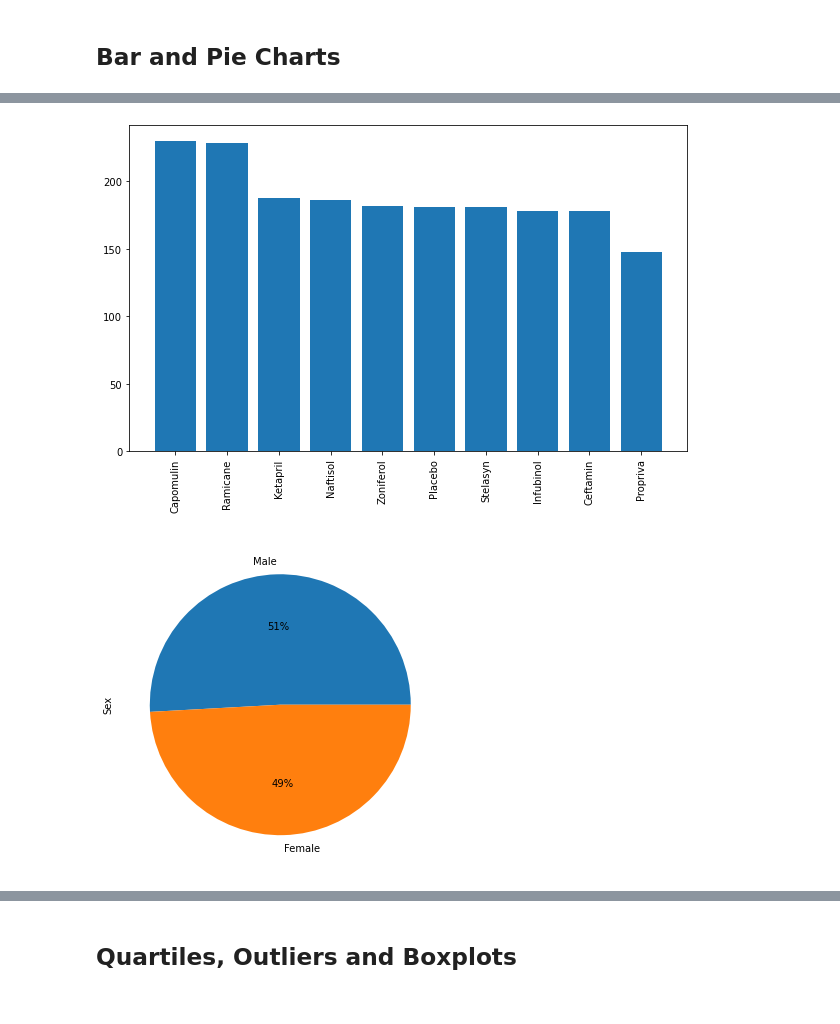
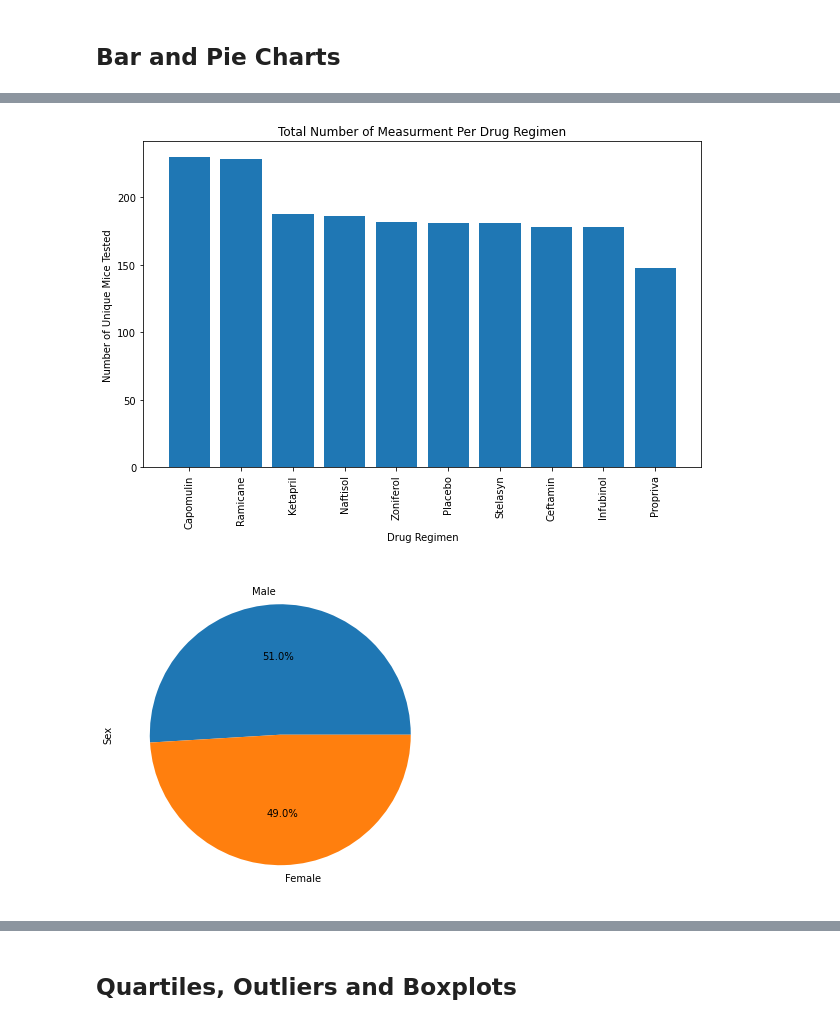
Before and after one commit to yangty152/Matplotlib-Homework, a Jupyter notebook: Pymaceuticals/pymaceuticals_starter.ipynb, the cells around one changed output, grey strips where cells are left out. Cells and saved outputs as stored; diff of their text form; code cells hidden in the pictures.

```diff
--- a/Pymaceuticals/pymaceuticals_starter.ipynb
+++ b/Pymaceuticals/pymaceuticals_starter.ipynb
@@ -133,22 +139,26 @@ plt.show()
 # %%
 # Generate a bar plot showing the total number of measurements taken on each drug regimen using pyplot.
 x_axis = np.arange(0,len(bar_df))
 tick_locations = []
+bar_df_plt = bar_df.reset_index()
 for x in x_axis:
     tick_locations.append(x)
 plt.figure(figsize=(10,6))
 plt.bar(tick_locations, bar_df['count'], align="center")
-plt.xticks(tick_locations, bar_df['index'], rotation="vertical")
+plt.xticks(tick_locations, bar_df_plt['index'], rotation="vertical")
+plt.title("Total Number of Measurment Per Drug Regimen")
+plt.xlabel('Drug Regimen')
+plt.ylabel('Number of Unique Mice Tested')
 plt.show()
 # %% [output]
-[figure, old version]
+[figure, new version]
 # %%
 # Generate a pie plot showing the distribution of female versus male mice using pandas
 members = cleaned_df['Sex'].value_counts()
-members.plot(kind ='pie', figsize = (11, 6),autopct="%1.f%%")
+members.plot(kind ='pie', figsize = (11, 6),autopct="%1.1f%%")
 plt.show()
 # %% [output]
-[figure, old version]
+[figure, new version]
 # %%
 # Generate a pie plot showing the distribution of female versus male mice using pyplot
 plt.figure(figsize=(11,6))
```
Also changed, not shown: parts of 8 cells of this notebook.
